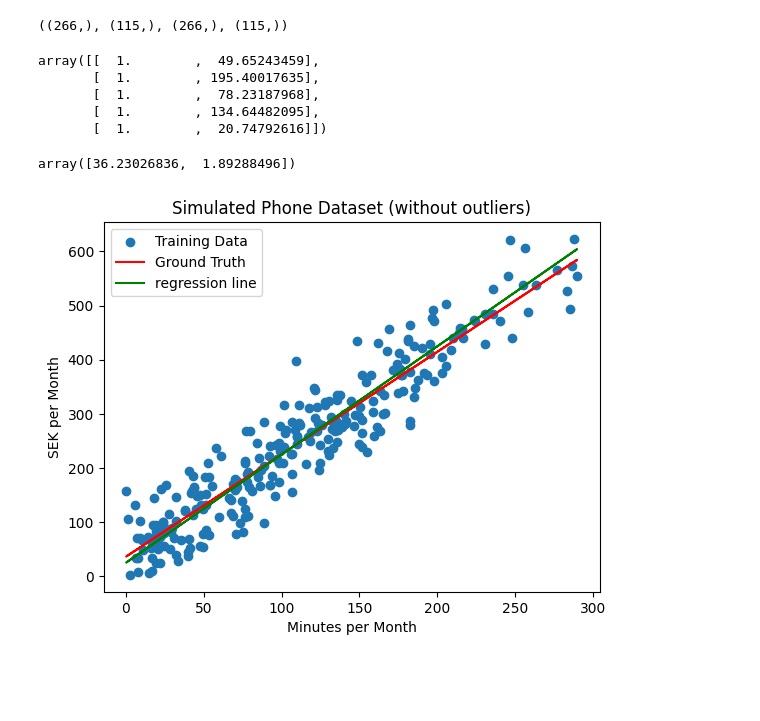
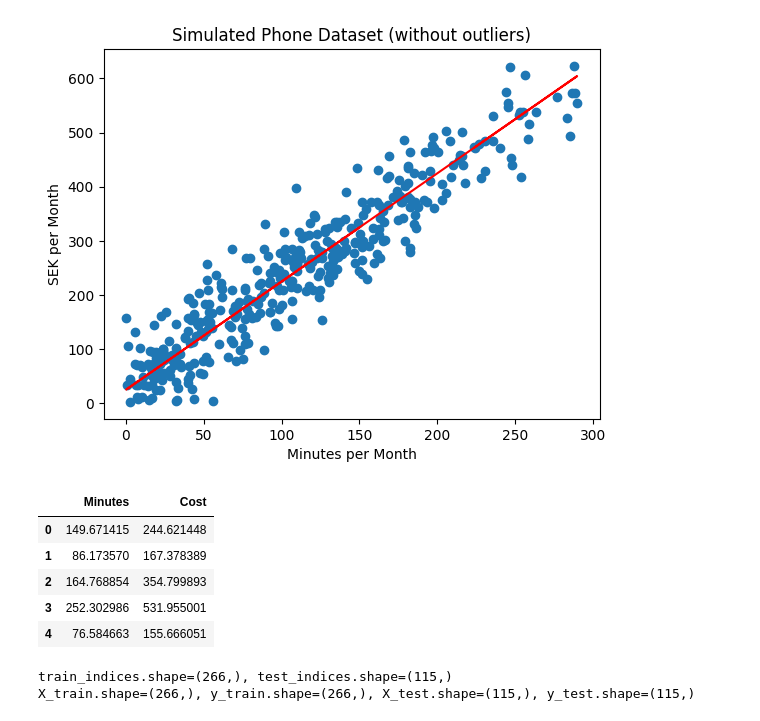
Before and after one commit to eliaselhaddad/Machine-learning-Elias-El-Haddad, a Jupyter notebook: Exercises/E00-linear-regression.ipynb, the cells around one changed output. Cells and saved outputs as stored; diff of their text form; code cells hidden in the pictures; blank space fills up the shorter version.

```diff
--- a/Exercises/E00-linear-regression.ipynb
+++ b/Exercises/E00-linear-regression.ipynb
@@ -59,6 +25,0 @@ def train_test_split(X, y, train_fraction=.7, random_state=42, replace=False):
-# %%
-# use train_test_split function to split data
-X_train, X_test, y_train, y_test = train_test_split(df['Minutes per Month'], df['SEK per Month'])
-X_train.shape, X_test.shape, y_train.shape, y_test.shape
-# %% [output]
-((266,), (115,), (266,), (115,))
@@ -69,26 +26,27 @@ X_train = np.column_stack((np.ones(len(X_train)), X_train))
-# %%
-X_train[:5]
-# %% [output]
-array([[  1.        ,  49.65243459],
-       [  1.        , 195.40017635],
-       [  1.        ,  78.23187968],
-       [  1.        , 134.64482095],
-       [  1.        ,  20.74792616]])
-# %%
-# calculate beta_hat using the normal equation
-beta_hat = np.linalg.inv(X_train.T @ X_train) @ X_train.T @ y_train
-beta_hat
-# %% [output]
-array([36.23026836,  1.89288496])
 # %%
-# Plot the the regression line, together with ground truth and training data
-# check how this X_train[:, 1] works
-plt.scatter(X_train[:, 1], y_train, label='Training Data')
-plt.plot(X_train[:, 1], X_train @ beta_hat, color='red', label='Ground Truth')
-plt.plot(X_train[:, 1], 2 * X_train[:, 1] + 25, color='green', label='regression line')
+# remove outliers
+mask = (X <= 300) & (y >= 0)
+X = X[mask]
+y = y[mask]
+
+# plot the new dataset and ground truth
+plt.scatter(X, y)
+plt.plot(X, 2 * X + 25, color='red')
 plt.title('Simulated Phone Dataset (without outliers)')
 plt.xlabel('Minutes per Month')
 plt.ylabel('SEK per Month')
-plt.legend();
+plt.show()
 # %% [output]
-[figure, old version]
+[figure, new version]
+# %%
+# insert values into DataFrame
+df = pd.DataFrame({'Minutes': X, 'Cost': y})
+X.shape, y.shape # X.shape = (381,) y.shape = (381,)
+df.head()
+# %% [output]
+|  | Minutes | Cost |
+| 0 | 149.671415 | 244.621448 |
+| 1 | 86.173570 | 167.378389 |
+| 2 | 164.768854 | 354.799893 |
+| 3 | 252.302986 | 531.955001 |
+| 4 | 76.584663 | 155.666051 |
@@ -94,0 +74,5 @@ plt.legend();
+# %%
+train_test_split(X, y);
+# %% [output]
+train_indices.shape=(266,), test_indices.shape=(115,)
+X_train.shape=(266,), y_train.shape=(266,), X_test.shape=(115,), y_test.shape=(115,)
```
Also changed, not shown: parts of 5 cells of this notebook, 6 other files.
